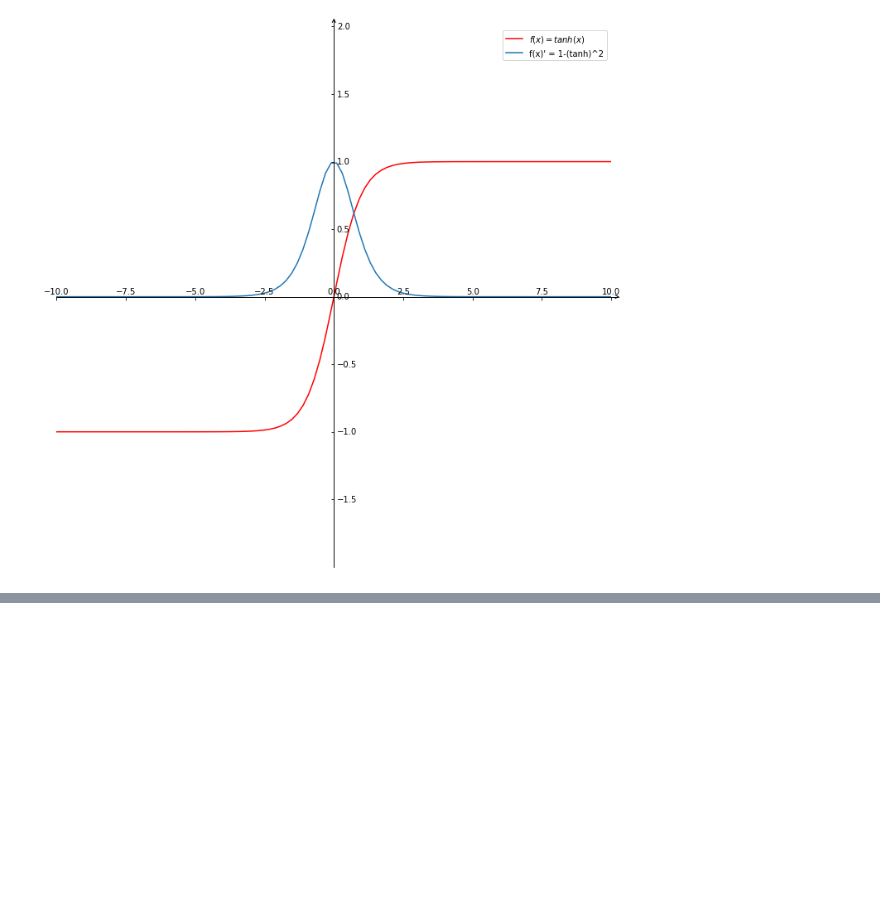
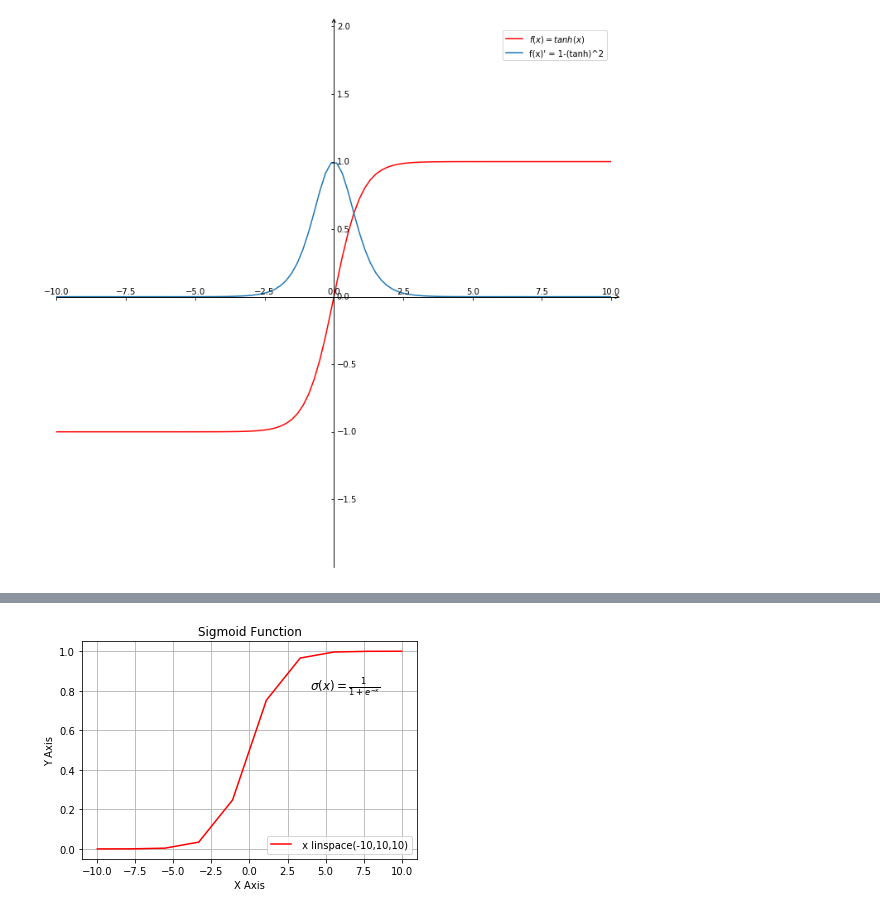
Before and after one commit to pandenghuang/Andrew-Ng-Deep-Learning-notes, a Jupyter notebook: clippingBook.ipynb, the cells around one changed output, grey strips where cells are left out. Cells and saved outputs as stored; diff of their text form; code cells hidden in the pictures; blank space fills up the shorter version.

```diff
--- a/clippingBook.ipynb
+++ b/clippingBook.ipynb
@@ -412,0 +713,57 @@ plt.show()
+# %%
+######################
+#                    #
+#   Import Section   #
+#                    #
+######################
+
+from matplotlib import pylab
+import numpy
+
+#####################################
+#                                   #
+#   Defining the sigmoid Function   #
+#                                   #
+#####################################
+
+def sigmoid(x):
+    sigmoid_return = 1 / (1 + numpy.exp(-x))
+    return sigmoid_return
+#   Linspace is used as array with start and
+#   stop value. In the line below -10 is the
+#   start value and 10 is the stop value
+#   and 10 is the value of total number of
+#   steps with end point included true as
+#   default
+x = pylab.linspace(-10,10,10)
+y = pylab.linspace(0,1,10)
+
+#   the line below plots a graph between the
+#   the value of x and sigmoid of x. 'r' is used
+#   as red color to plot the graph and label is also
+#   defined
+pylab.plot(x, sigmoid(x), 'r', label = ' x linspace(-10,10,10)')
+
+#   the graph is plotted in the form of grid
+pylab.grid()
+
+#   the title of the graph is Sigmoid Function
+pylab.title('Sigmoid Function')
+
+#   the line below writes the formula for the sigmoid
+#   function where first two parameters defines the
+#   location where to write the equation. Next is the
+#   equation and last is the font size
+pylab.text(4,0.8,r'$\sigma(x)=\frac{1}{1+e^{-x}}$', fontsize = 12)
+
+#   the line below defines the labels of the graph
+pylab.xlabel('X Axis')
+pylab.ylabel('Y Axis')
+
+#   the line below defines the location of legend
+pylab.legend(loc = 'lower right')
+
+#   finally the graph is shown
+pylab.show()
+# %% [output]
+[figure, added]
```
Also changed, not shown: parts of 5 cells of this notebook, 4 other files.
